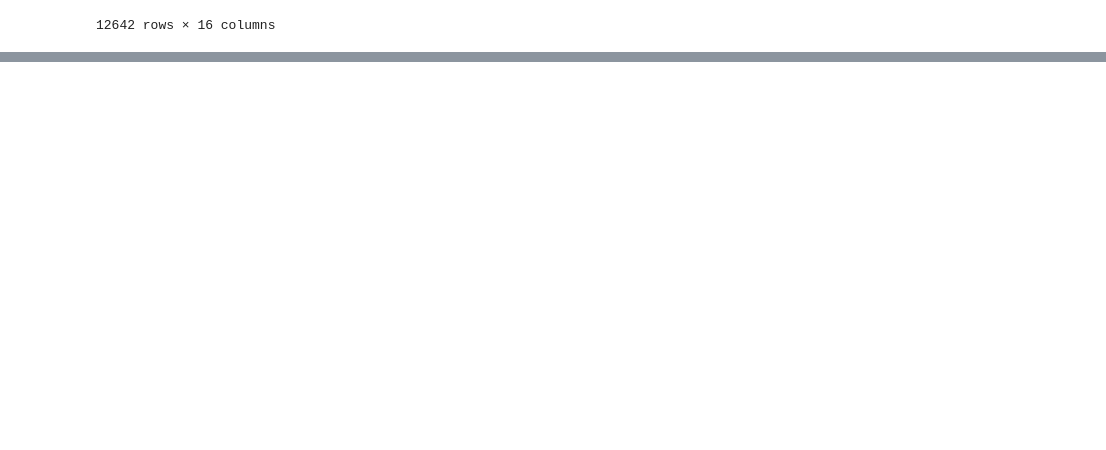
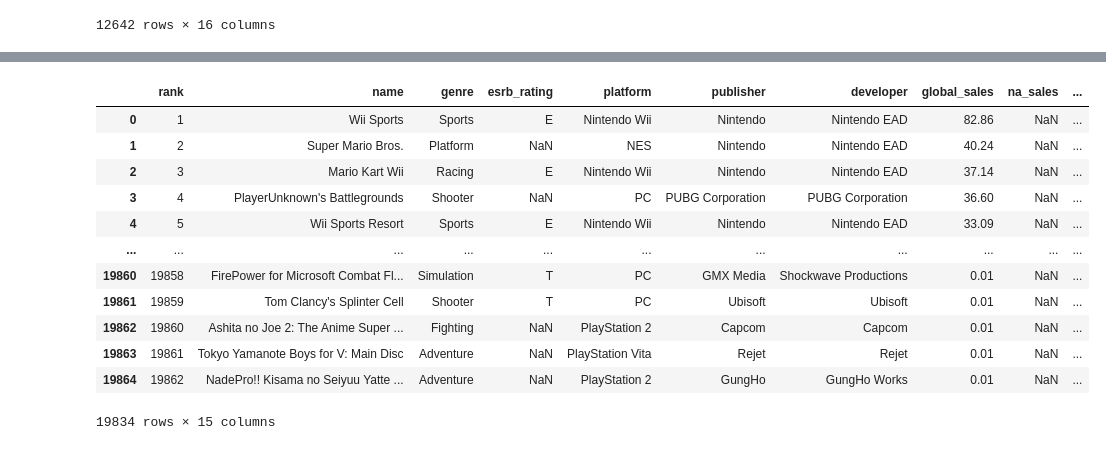
Before and after one commit to mrcslx/game_sales, a Jupyter notebook: scripts/01_cleaning.ipynb, the cells around one changed output, grey strips where cells are left out. Drawn from its saved outputs; the diff is of its cells as text; code cells hidden in the pictures; blank space fills up the shorter version.

```diff
--- a/scripts/01_cleaning.ipynb
+++ b/scripts/01_cleaning.ipynb
@@ -150,0 +191,17 @@ sales_joined = sales_2019.merge(sales_2016, how='left', on=['name', 'platform'])
+# %%
+# remove irrelevant platforms
+sales_joined = sales_joined.apply(lambda row: row[~sales_joined['platform']
+                                                  .isin(['3DO','Amig', 'GG', 'Mob', \
+                                                         'OSX', 'PCE', 'PCFX', 'SCD', 'VC', 'WS', 'WW'])])
+# %%
+# rename platforms for clarity
+sales_joined["platform"].replace({"2600": "Atari 2600", "3DS": "Nintendo 3DS", "DS": "Nintendo DS", \
+                                  "DC": "Sega Dreamcast", "GB": "Game Boy", "GBA": "Game Boy Advance", \
+                                  "GBC": "Game Boy Color", "GC": "GameCube", "GEN": "Sega Genesis", \
+                                  "N64": "Nintendo 64", "NG": "Neo Geo", "NS": "Nintendo Switch", \
+                                  "PS": "PlayStation", "PS2": "PlayStation 2", "PS3": "PlayStation 3", \
+                                  "PS4": "PlayStation 4", "PSN": "PlayStation Network", \
+                                  "PSP": "PlayStation Portable", "PSV": "PlayStation Vita", \
+                                  "SAT": "Sega Saturn", "Wii": "Nintendo Wii", "WiiU": "Nintendo Wii U", \
+                                  "X360": "Xbox 360", "XB": "Xbox", "XBL": "Xbox Live", "XOne": "Xbox One"}, \
+                                 inplace=True)
@@ -150,0 +228,16 @@ sales_joined = sales_2019.merge(sales_2016, how='left', on=['name', 'platform'])
+# %%
+sales_joined
+# %% [output]
+|  | rank | name | genre | esrb_rating | platform | publisher | developer | global_sales | na_sales | ... |
+| 0 | 1 | Wii Sports | Sports | E | Nintendo Wii | Nintendo | Nintendo EAD | 82.86 | NaN | ... |
+| 1 | 2 | Super Mario Bros. | Platform | NaN | NES | Nintendo | Nintendo EAD | 40.24 | NaN | ... |
+| 2 | 3 | Mario Kart Wii | Racing | E | Nintendo Wii | Nintendo | Nintendo EAD | 37.14 | NaN | ... |
+| 3 | 4 | PlayerUnknown's Battlegrounds | Shooter | NaN | PC | PUBG Corporation | PUBG Corporation | 36.60 | NaN | ... |
+| 4 | 5 | Wii Sports Resort | Sports | E | Nintendo Wii | Nintendo | Nintendo EAD | 33.09 | NaN | ... |
+| ... | ... | ... | ... | ... | ... | ... | ... | ... | ... | ... |
+| 19860 | 19858 | FirePower for Microsoft Combat Fl... | Simulation | T | PC | GMX Media | Shockwave Productions | 0.01 | NaN | ... |
+| 19861 | 19859 | Tom Clancy's Splinter Cell | Shooter | T | PC | Ubisoft | Ubisoft | 0.01 | NaN | ... |
+| 19862 | 19860 | Ashita no Joe 2: The Anime Super ... | Fighting | NaN | PlayStation 2 | Capcom | Capcom | 0.01 | NaN | ... |
+| 19863 | 19861 | Tokyo Yamanote Boys for V: Main Disc | Adventure | NaN | PlayStation Vita | Rejet | Rejet | 0.01 | NaN | ... |
+| 19864 | 19862 | NadePro!! Kisama no Seiyuu Yatte ... | Adventure | NaN | PlayStation 2 | GungHo | GungHo Works | 0.01 | NaN | ... |
+19834 rows × 15 columns
```
Also changed, not shown: parts of 6 cells of this notebook.
